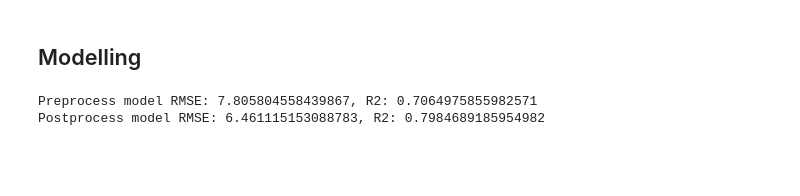
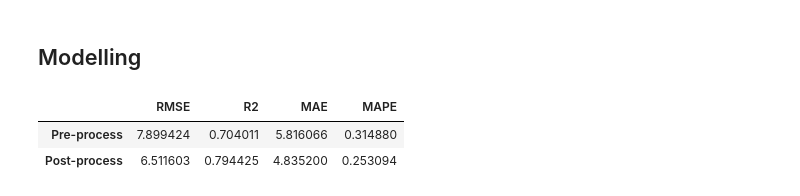
Before and after one commit to airqualityanthony/Community-Air-Quality-System, a Jupyter notebook: AQModelling.ipynb, the cells around one changed output. Saved outputs shown, nothing was run; the diff lists cells and outputs as text; code cells hidden in the pictures; blank space fills up the shorter version.

```diff
--- a/AQModelling.ipynb
+++ b/AQModelling.ipynb
@@ -117,3 +121,3 @@ selected_columns.head()
 # %%
-X_preprocess = selected_columns[['tavg', 'tmin', 'tmax', 'prcp', 'wdir', 'wspd', 'wpgt', 'pres','latitude', 'longitude', 'elevation']]
+X_preprocess = selected_columns[['tavg', 'tmin', 'tmax', 'prcp', 'wdir', 'wspd', 'wpgt', 'pres','latitude', 'longitude']]
 X_postprocess = selected_columns.drop(columns=['no2'])
@@ -132,40 +137,49 @@ X_postprocess.head()
 ## Modelling
 # %%
 from sklearn.model_selection import train_test_split
-from sklearn.linear_model import LinearRegression
-from sklearn.metrics import mean_squared_error, r2_score
+from sklearn.metrics import mean_squared_error, r2_score, mean_absolute_error, mean_absolute_percentage_error
 import numpy as np
 
 ## split data
 y = selected_columns['no2']
 X_train_pre, X_test_pre, y_train, y_test = train_test_split(X_preprocess, y, test_size=0.2)
 X_train_post, X_test_post,y_train_post, y_test_post = train_test_split(X_postprocess,y,test_size=0.2)
 
 ## train model
 ## xgboost
 from xgboost import XGBRegressor
 preprocess_model = XGBRegressor()
 preprocess_model.fit(X_train_pre, y_train)
 
 postprocess_model = XGBRegressor()
 postprocess_model.fit(X_train_post, y_train_post)
 
 ## predict
 y_pred_pre = preprocess_model.predict(X_test_pre)
 y_pred_post = postprocess_model.predict(X_test_post)
 
 ## evaluate
 rmse_pre = np.sqrt(mean_squared_error(y_test, y_pred_pre))
 r2_pre = r2_score(y_test, y_pred_pre)
+mae_pre = mean_absolute_error(y_test, y_pred_pre)
+mape_pre = mean_absolute_percentage_error(y_test, y_pred_pre)
+
 
 rmse_post = np.sqrt(mean_squared_error(y_test_post, y_pred_post))
 r2_post = r2_score(y_test_post, y_pred_post)
+mae_post = mean_absolute_error(y_test_post, y_pred_post)
+mape_post = mean_absolute_percentage_error(y_test_post, y_pred_post)
 
-print(f'Preprocess model RMSE: {rmse_pre}, R2: {r2_pre}')
-print(f'Postprocess model RMSE: {rmse_post}, R2: {r2_post}')
+
+## performance metrics in a dataframe
+metrics = pd.DataFrame({'Pre-process':[rmse_pre, r2_pre, mae_pre, mape_pre],
+                        'Post-process':[rmse_post, r2_post, mae_post, mape_post]},
+                        index=['RMSE','R2','MAE','MAPE'])
+metrics.T
 # %% [output]
-Preprocess model RMSE: 7.805804558439867, R2: 0.7064975855982571
-Postprocess model RMSE: 6.461115153088783, R2: 0.7984689185954982
+|  | RMSE | R2 | MAE | MAPE |
+| Pre-process | 7.899424 | 0.704011 | 5.816066 | 0.314880 |
+| Post-process | 6.511603 | 0.794425 | 4.835200 | 0.253094 |
 # %%
 ## plot feature importance
 import matplotlib.pyplot as plt
```
Also changed, not shown: parts of 13 cells of this notebook, 6 other files.
